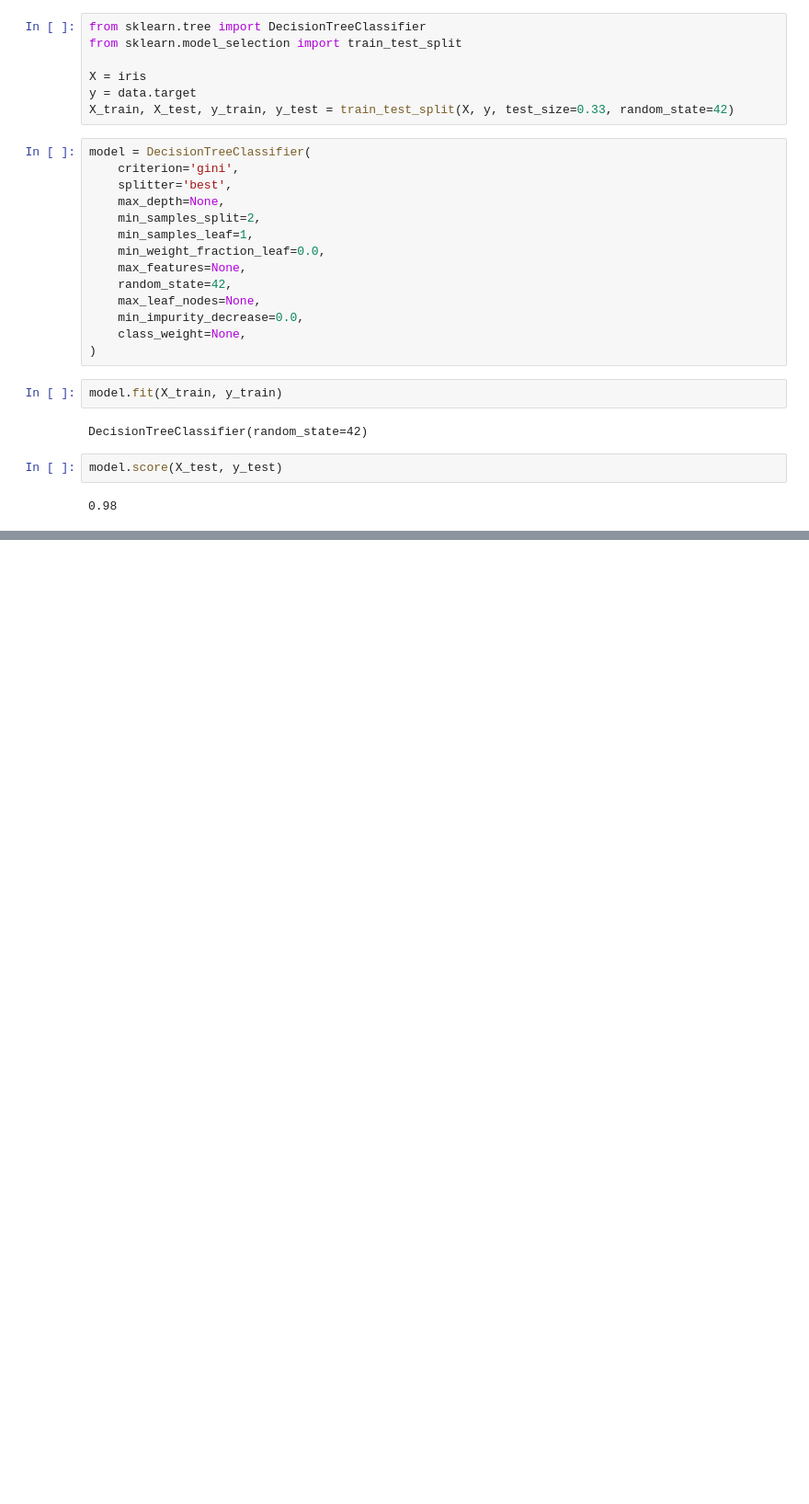
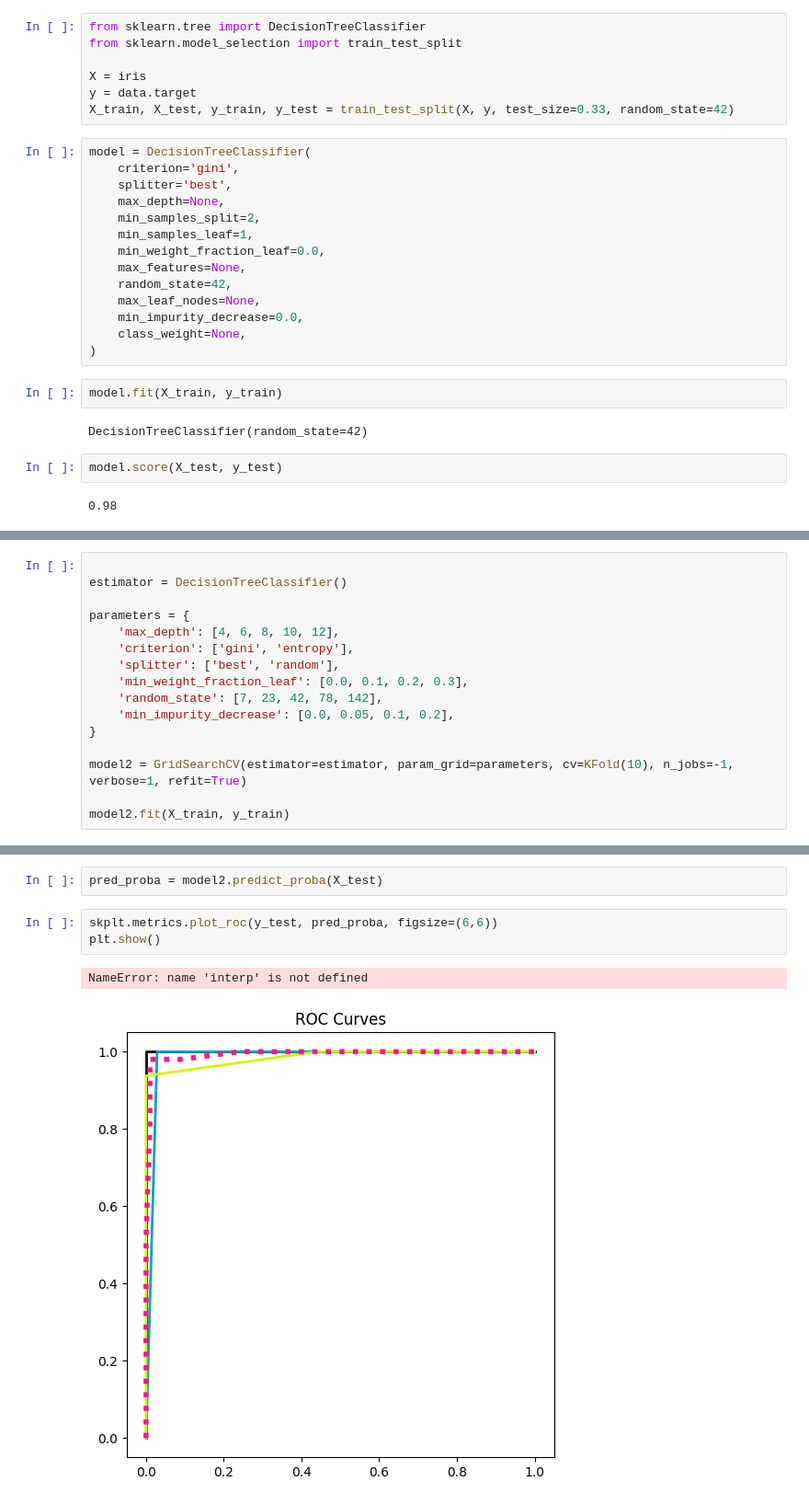
Before and after one commit to alemr214/Samsung-Innovation-Campus, a Jupyter notebook: notebook/ejercicios/Ejercicio_3.ipynb, the cells around one changed output, grey strips where cells are left out. Shown at 92% size. Saved outputs shown, nothing was run; the diff lists cells and outputs as text; blank space fills up the shorter version.

```diff
--- a/notebook/ejercicios/Ejercicio_3.ipynb
+++ b/notebook/ejercicios/Ejercicio_3.ipynb
@@ -129,0 +198,16 @@ model.score(X_test, y_test)
+# %%
+
+estimator = DecisionTreeClassifier()
+
+parameters = {
+    'max_depth': [4, 6, 8, 10, 12],
+    'criterion': ['gini', 'entropy'],
+    'splitter': ['best', 'random'],
+    'min_weight_fraction_leaf': [0.0, 0.1, 0.2, 0.3],
+    'random_state': [7, 23, 42, 78, 142],
+    'min_impurity_decrease': [0.0, 0.05, 0.1, 0.2],
+}
+
+model2 = GridSearchCV(estimator=estimator, param_grid=parameters, cv=KFold(10), n_jobs=-1, verbose=1, refit=True)
+
+model2.fit(X_train, y_train)
@@ -129,0 +283,8 @@ model.score(X_test, y_test)
+# %%
+pred_proba = model2.predict_proba(X_test)
+# %%
+skplt.metrics.plot_roc(y_test, pred_proba, figsize=(6,6))
+plt.show()
+# %% [output]
+NameError: name 'interp' is not defined
+[figure, added]
```
Also changed, not shown: parts of 16 cells of this notebook.
